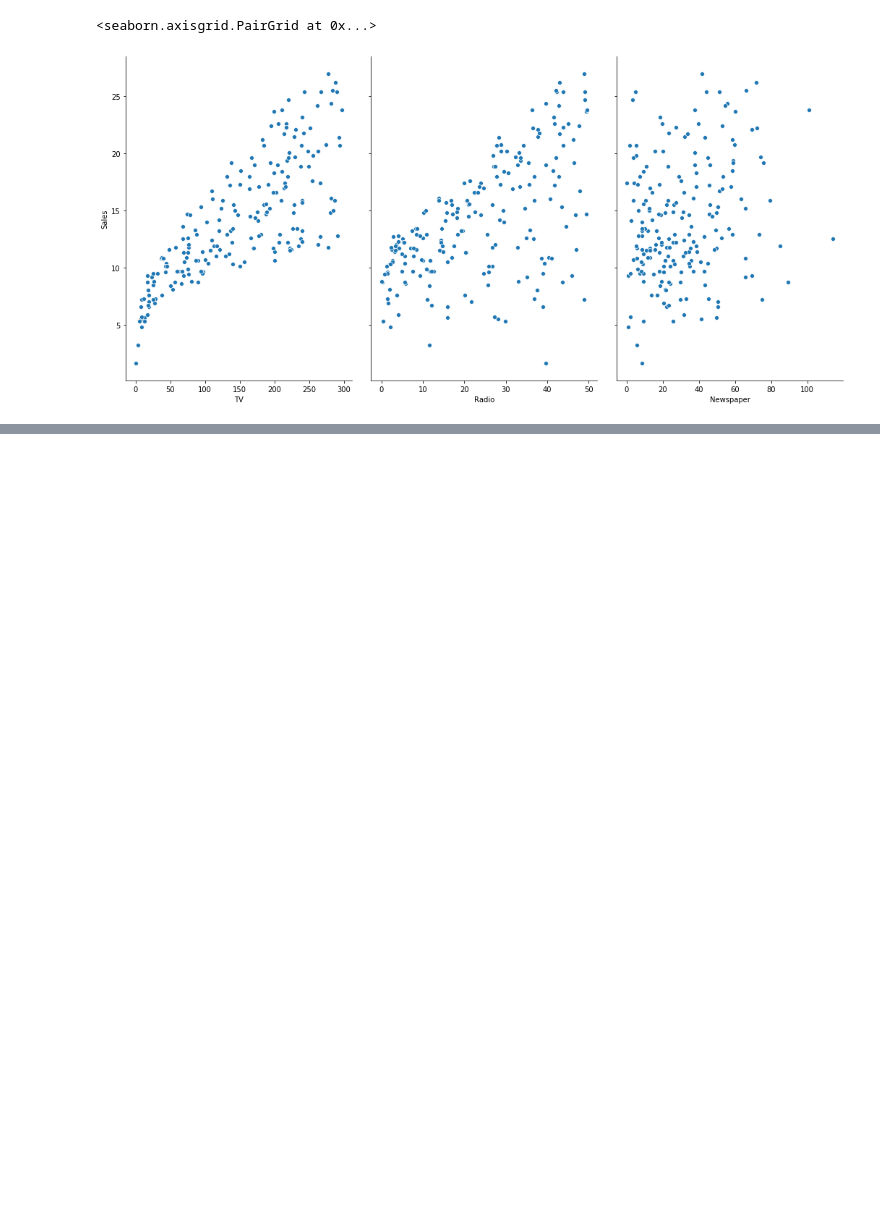
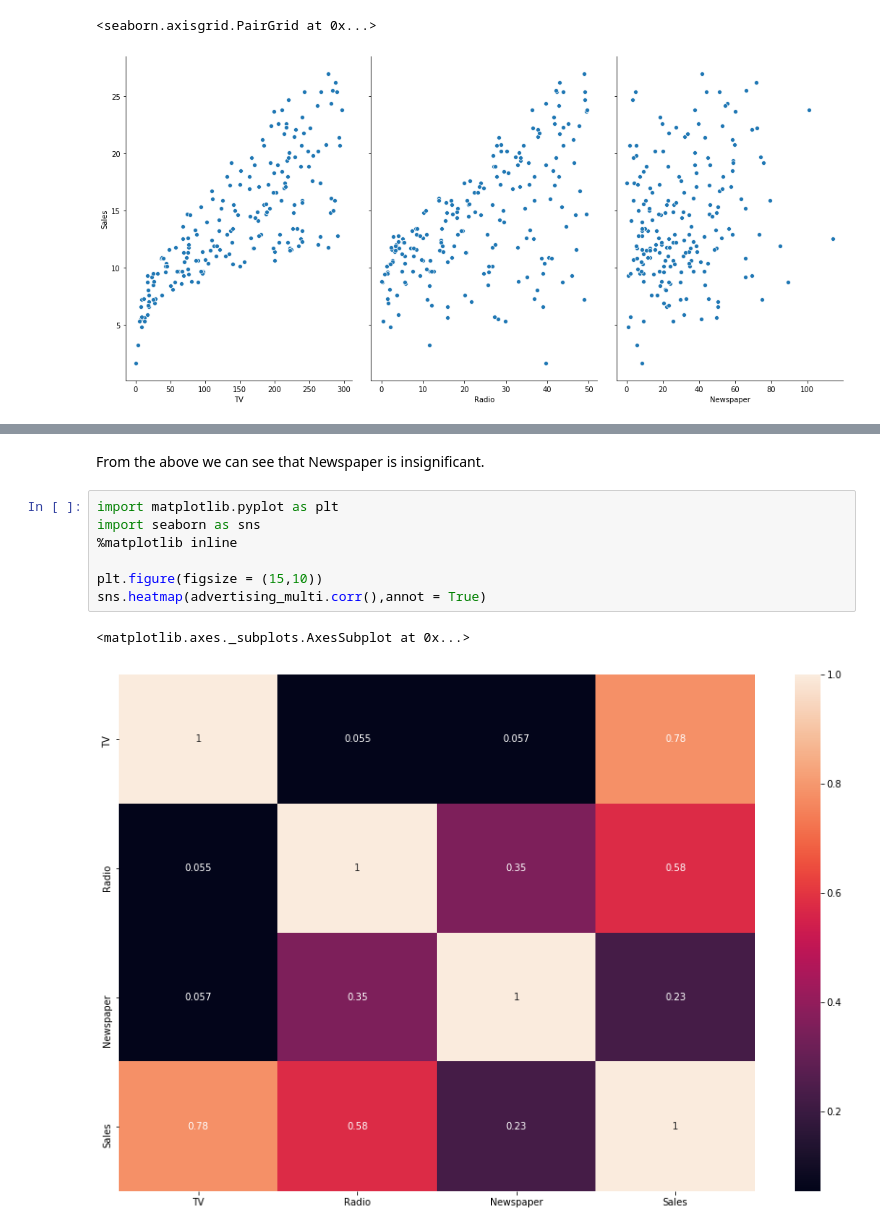
Before and after one commit to R-aryan/Machine_Learning_Crash_Course, a Jupyter notebook: Multiple Linear Regression/Multiple_Linear_Regression.ipynb, the cells around one changed output, grey strips where cells are left out. Drawn from its saved outputs; the diff is of its cells as text; blank space fills up the shorter version.

```diff
--- a/Multiple Linear Regression/Multiple_Linear_Regression.ipynb
+++ b/Multiple Linear Regression/Multiple_Linear_Regression.ipynb
@@ -80,0 +200,12 @@ sns.pairplot(advertising_multi,x_vars=['TV','Radio','Newspaper'],y_vars='Sales',
+# %% [markdown]
+From the above we can see that Newspaper is insignificant.
+# %%
+import matplotlib.pyplot as plt
+import seaborn as sns
+%matplotlib inline
+
+plt.figure(figsize = (15,10))
+sns.heatmap(advertising_multi.corr(),annot = True)
+# %% [output]
+<matplotlib.axes._subplots.AxesSubplot at 0x...>
+[figure, added]
```
Also changed, not shown: parts of 16 cells of this notebook.
